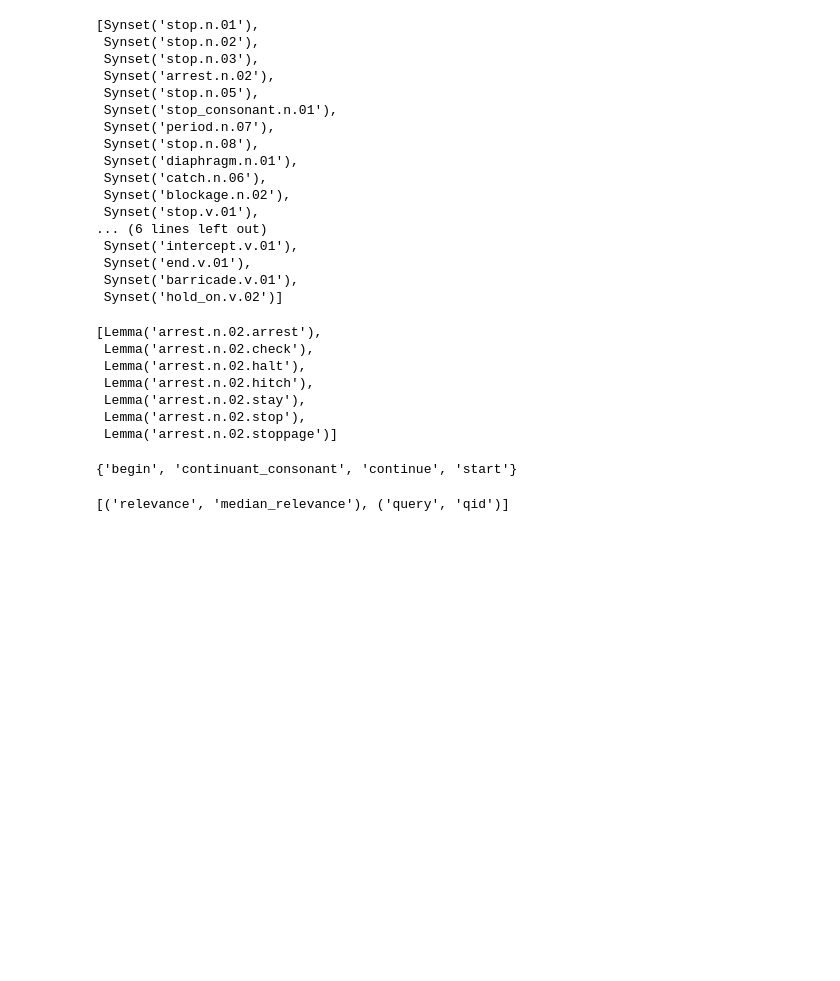
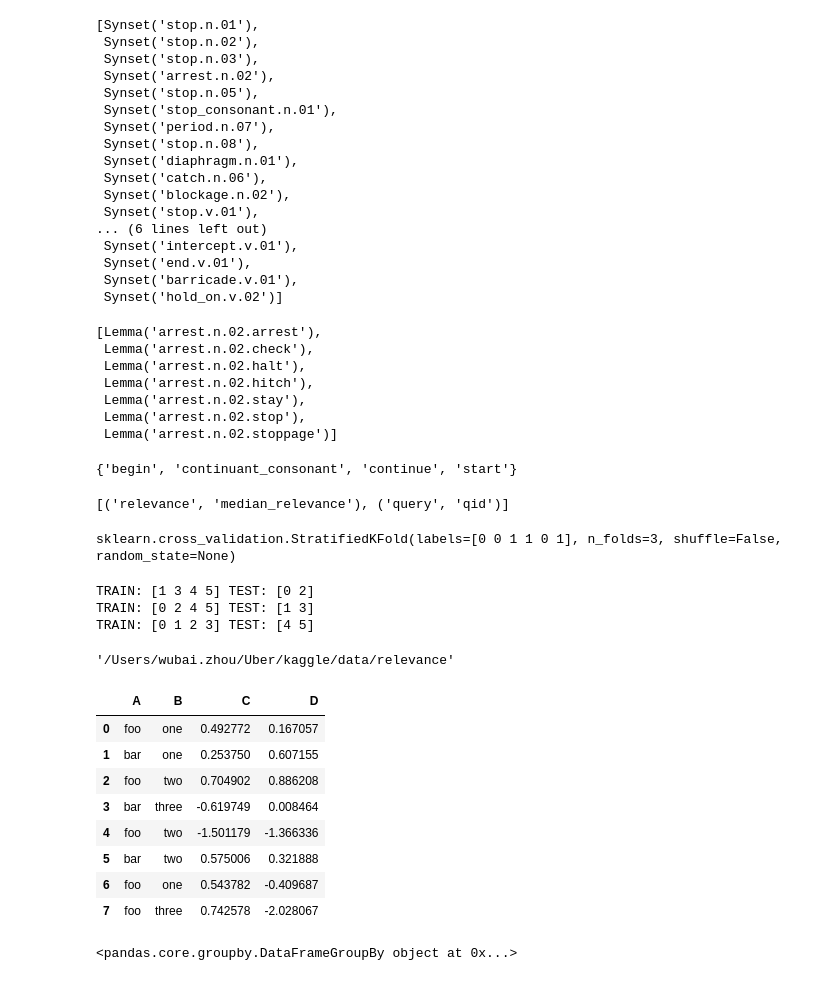
Before and after one commit to zhouwubai/kaggle, a Jupyter notebook: src/ipython/relevance/crowdflower relevance.ipynb, the cells around one changed output. Cells and saved outputs as stored; diff of their text form; code cells hidden in the pictures; blank space fills up the shorter version.

```diff
--- a/src/ipython/relevance/crowdflower relevance.ipynb
+++ b/src/ipython/relevance/crowdflower relevance.ipynb
@@ -246,0 +294,41 @@ list(zip(["relevance", "query"], ["median_relevance", "qid"]))
+# %%
+skf
+# %% [output]
+sklearn.cross_validation.StratifiedKFold(labels=[0 0 1 1 0 1], n_folds=3, shuffle=False, random_state=None)
+# %%
+for train_index, test_index in skf:
+    print("TRAIN:", train_index, "TEST:", test_index)
+    X_train, X_test = X[train_index], X[test_index]
+    y_train, y_test = y[train_index], y[test_index]
+# %% [output]
+TRAIN: [1 3 4 5] TEST: [0 2]
+TRAIN: [0 2 4 5] TEST: [1 3]
+TRAIN: [0 1 2 3] TEST: [4 5]
+# %%
+config.data_folder
+# %% [output]
+'/Users/wubai.zhou/Uber/kaggle/data/relevance'
+# %%
+df = pd.DataFrame({'A' : ['foo', 'bar', 'foo', 'bar',
+                          'foo', 'bar', 'foo', 'foo'],
+                   'B' : ['one', 'one', 'two', 'three',
+                          'two', 'two', 'one', 'three'],
+                   'C' : np.random.randn(8),
+                   'D' : np.random.randn(8)})
+df
+# %% [output]
+|  | A | B | C | D |
+| 0 | foo | one | 0.492772 | 0.167057 |
+| 1 | bar | one | 0.253750 | 0.607155 |
+| 2 | foo | two | 0.704902 | 0.886208 |
+| 3 | bar | three | -0.619749 | 0.008464 |
+| 4 | foo | two | -1.501179 | -1.366336 |
+| 5 | bar | two | 0.575006 | 0.321888 |
+| 6 | foo | one | 0.543782 | -0.409687 |
+| 7 | foo | three | 0.742578 | -2.028067 |
+# %%
+df["sample_index"] = range(df.shape[0])
+grouped = df.groupby(['A', 'B'])
+grouped
+# %% [output]
+<pandas.core.groupby.DataFrameGroupBy object at 0x...>
```
Also changed, not shown: parts of 5 cells of this notebook, 10 other files.
